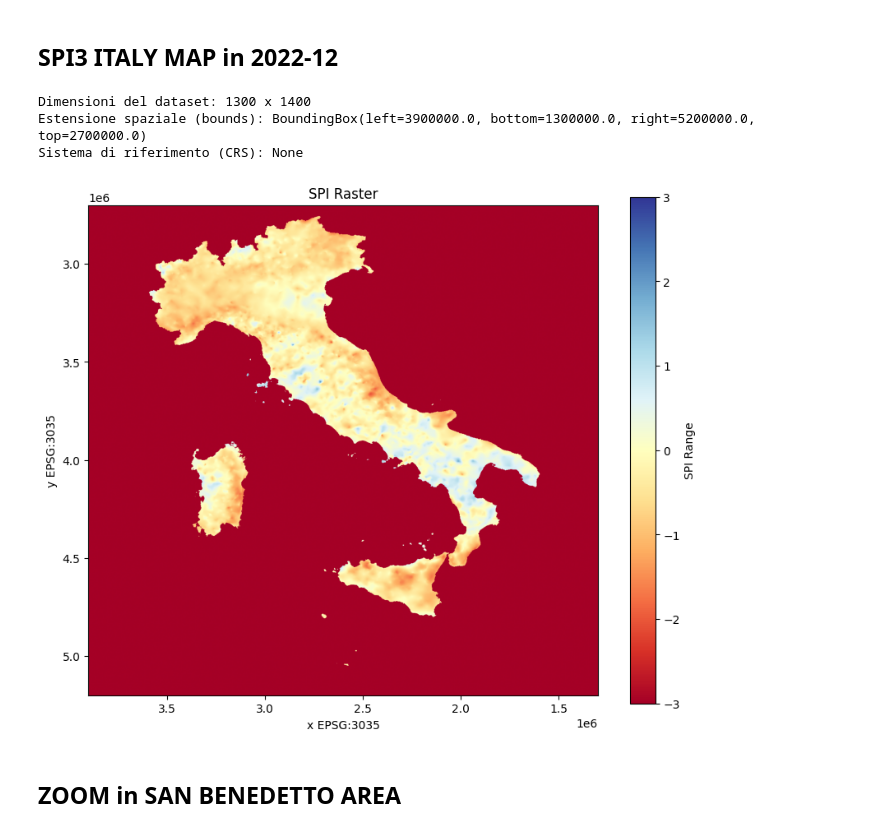
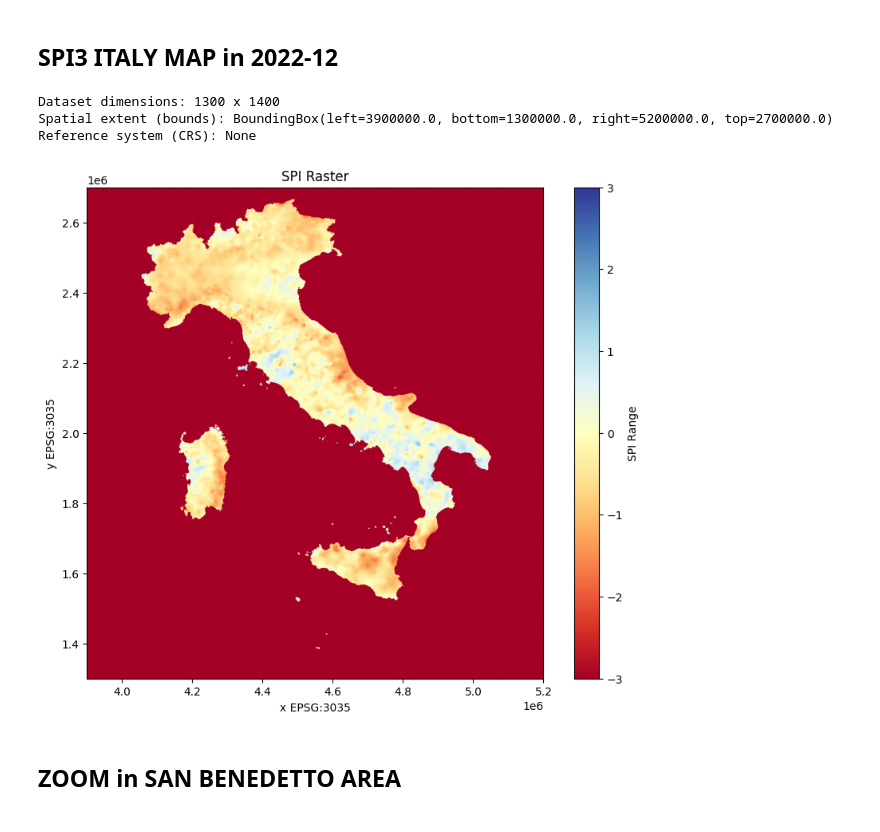
Before and after one commit to NicoloCiuccoli/NeuralProphet_Drought, a Jupyter notebook: code/BigBangDataset.ipynb, the cells around one changed output. Cells and saved outputs as stored; diff of their text form; code cells hidden in the pictures.

```diff
--- a/code/BigBangDataset.ipynb
+++ b/code/BigBangDataset.ipynb
@@ -35,38 +35,38 @@ with rasterio.open(file_path) as src:
     transform = src.transform  # Transformation information
 
     print("Dataset dimensions:", width, "x", height)
     print("Spatial extent (bounds):", bounds)
     print("Reference system (CRS):", crs)
 
 # Set the color range
 vmin = -3  # Minimum value
 vmax = 3   # Maximum value
 
 # Create a custom colormap
 # You can choose an existing colormap or create a custom one
 cmap = plt.get_cmap('RdYlBu')  # Colormap from red to blue
 
 # Create the image
 plt.figure(figsize=(10, 8))
 plt.imshow(
     dataset,
     cmap=cmap,
     vmin=vmin,
     vmax=vmax,
-    extent=(bbox[0], bbox[1], bbox[2], bbox[3])
+    extent=(bounds.left, bounds.right, bounds.bottom, bounds.top)
 )  # Apply vmin and vmax
 plt.colorbar(label='SPI Range')  # Add a colorbar
 plt.title('SPI Raster')
 plt.xlabel('x EPSG:3035')
 plt.ylabel('y EPSG:3035')
 
 # Display the image
 plt.show()
 # %% [output]
-Dimensioni del dataset: 1300 x 1400
-Estensione spaziale (bounds): BoundingBox(left=3900000.0, bottom=1300000.0, right=5200000.0, top=2700000.0)
-Sistema di riferimento (CRS): None
+Dataset dimensions: 1300 x 1400
+Spatial extent (bounds): BoundingBox(left=3900000.0, bottom=1300000.0, right=5200000.0, top=2700000.0)
+Reference system (CRS): None
-[figure, old version]
+[figure, new version]
 # %% [markdown]
 ## ZOOM in SAN BENEDETTO AREA
 # %%
```
Also changed, not shown: parts of 4 cells of this notebook.
